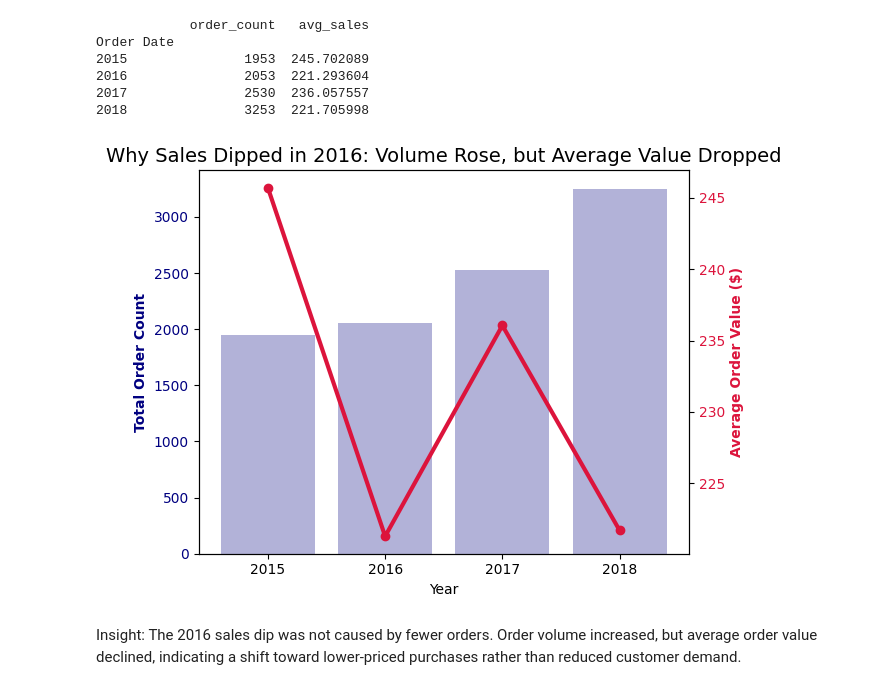
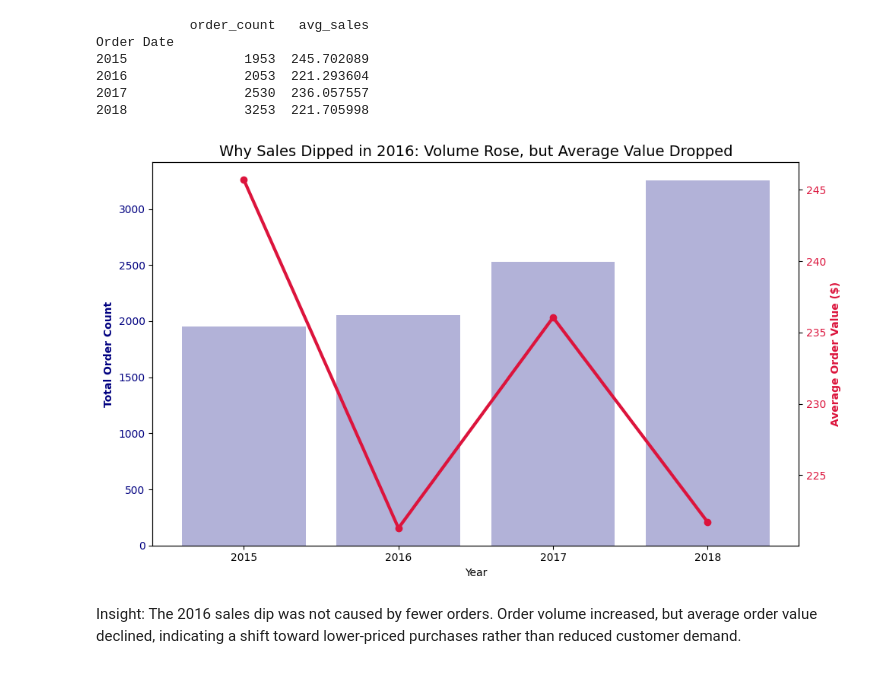
Before and after one commit to Fareed04/sales-performance-analysis, a Jupyter notebook: notebooks/01_data_overview.ipynb, the cells around one changed output. Saved outputs shown, nothing was run; the diff lists cells and outputs as text; code cells hidden in the pictures.

Commit message:
Updating 2016 sales dip (volume vs value) Chart size

```diff
--- a/notebooks/01_data_overview.ipynb
+++ b/notebooks/01_data_overview.ipynb
@@ -333,29 +333,29 @@ Order Date
 # %%
 # Visualizing the data
 
 # Setup the figure
-fig, ax1 = plt.subplots()
+fig, ax1 = plt.subplots(figsize=(10, 6))
 
 # Primary Axis: Order Count (Volume)
 ax1.set_xlabel('Year')
 ax1.set_ylabel('Total Order Count', color='navy', fontweight='bold')
 ax1.bar(yearly_stats.index, yearly_stats['order_count'], color='navy', alpha=0.3, label='Order Count')
 ax1.tick_params(axis='y', labelcolor='navy')
 
 # Secondary Axis: Average Sales (Value)
 ax2 = ax1.twinx()
 ax2.set_ylabel('Average Order Value ($)', color='crimson', fontweight='bold')
 ax2.plot(yearly_stats.index, yearly_stats['avg_sales'], color='crimson', marker='o', linewidth=3, label='Avg Sales Value')
 ax2.tick_params(axis='y', labelcolor='crimson')
 
 # 3. Final Touches
 plt.title('Why Sales Dipped in 2016: Volume Rose, but Average Value Dropped', fontsize=14)
 plt.xticks(yearly_stats.index)
 fig.tight_layout()
 
 plt.savefig("../images/volume_vs_value_insight.png")
 plt.show()
 # %% [output]
-[figure, old version]
+[figure, new version]
 # %% [markdown]
 Insight: The 2016 sales dip was not caused by fewer orders. Order volume increased, but average order value declined, indicating a shift toward lower-priced purchases rather than reduced customer demand.
```
Also changed, not shown: 1 other file.
